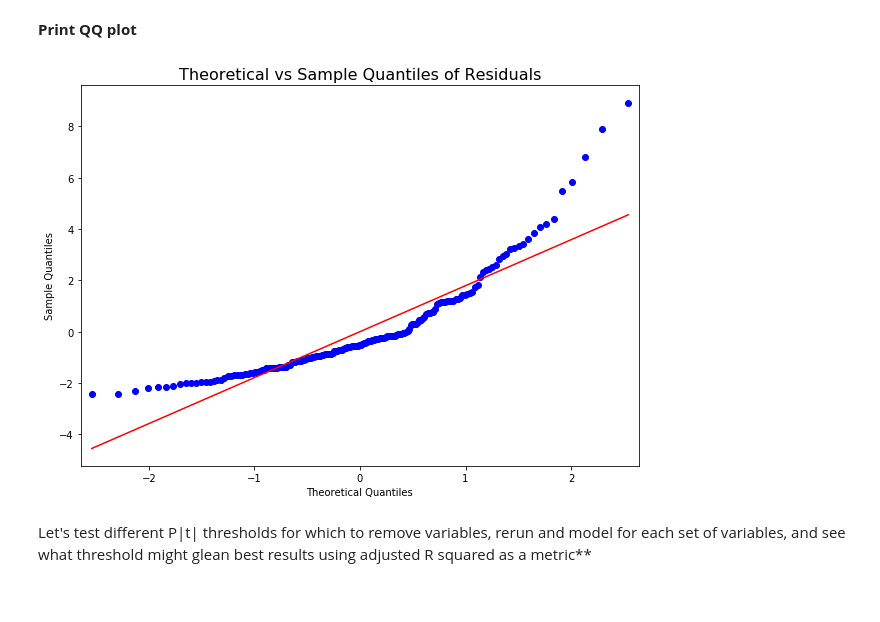
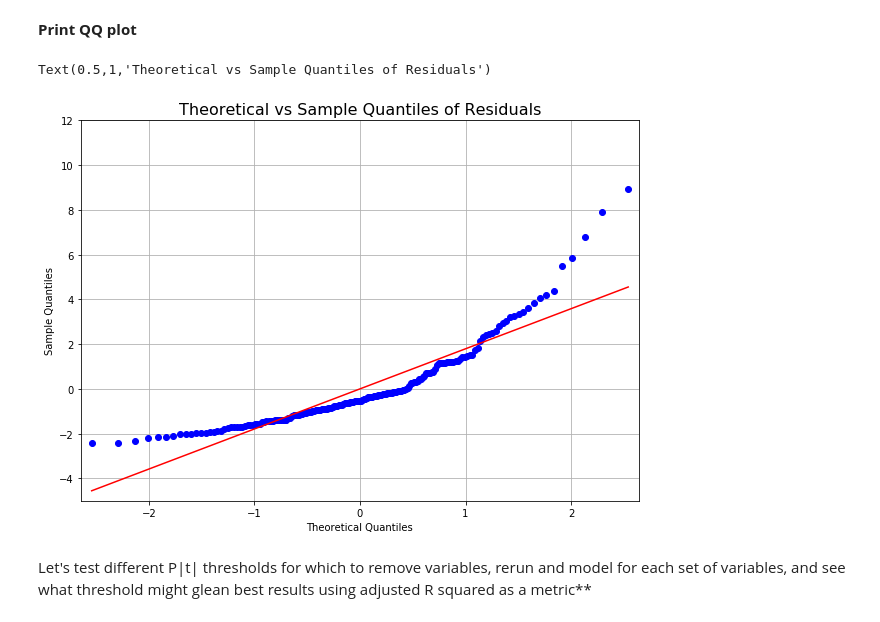
Before and after one commit to dustinrapp/Capstone_Springboard_Intermediate_Python, a Jupyter notebook: Projects/5a_OLS_Surface_2006_2017_Train.ipynb, the cells around one changed output. Drawn from its saved outputs; the diff is of its cells as text; code cells hidden in the pictures.

```diff
--- a/Projects/5a_OLS_Surface_2006_2017_Train.ipynb
+++ b/Projects/5a_OLS_Surface_2006_2017_Train.ipynb
@@ -552,10 +552,14 @@ Warnings:
 # %%
 fig, ax = plt.subplots(figsize=(10, 7))
 qq2=sm.qqplot(maxOLS_all.resid, line='r', ax = ax)
+plt.ylim([-5,12])
+plt.grid(True)
+
+plt.savefig('C:/Users/RAPP/Documents/Capstone/Report/figs/qq_resid_SFC_5c.png',bbox_inches='tight')
 plt.title('Theoretical vs Sample Quantiles of Residuals', fontsize = 16)
-plt.savefig('C:/Users/RAPP/Documents/Capstone/MS_CS_report/figs/qq_resid_SFC.png',bbox_inches='tight')
 # %% [output]
+Text(0.5,1,'Theoretical vs Sample Quantiles of Residuals')
-[figure, old version]
+[figure, new version]
 # %% [markdown]
 Let's test different P|t| thresholds for which to remove variables, rerun and model for each set of variables, and see what threshold might glean best results using adjusted R squared as a metric**
 # %%
```
Also changed, not shown: parts of 6 cells of this notebook, 3 other files.
